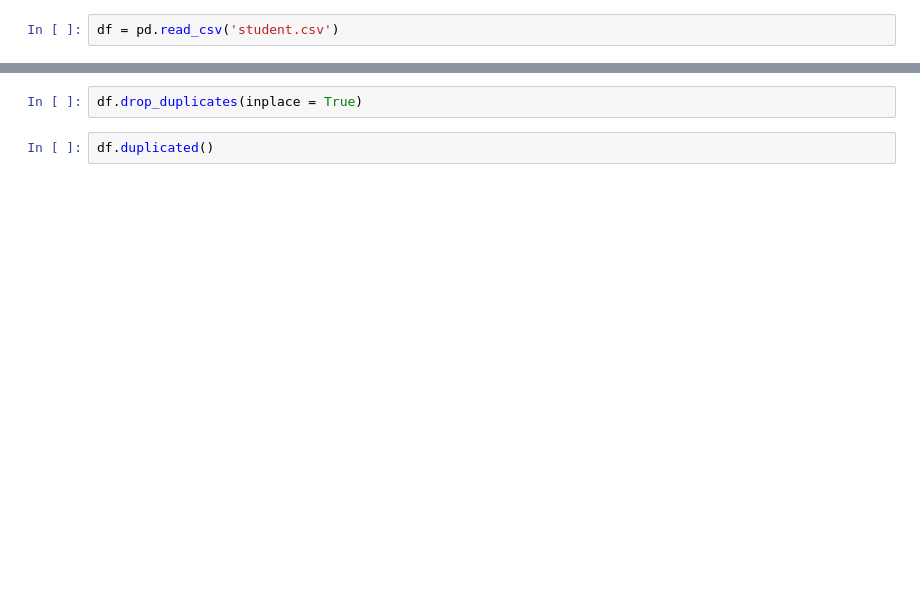
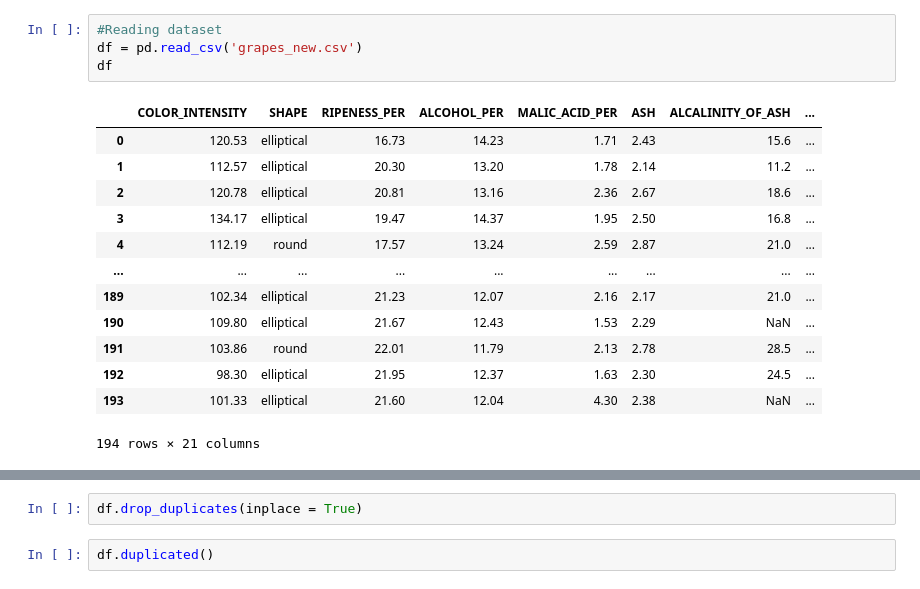
Before and after one commit to CappyCap17/dataSciExp, a Jupyter notebook: DS_Exp2.ipynb, the cells around one changed output, grey strips where cells are left out. Saved outputs shown, nothing was run; the diff lists cells and outputs as text; blank space fills up the shorter version.

```diff
--- a/DS_Exp2.ipynb
+++ b/DS_Exp2.ipynb
@@ -6,3 +12,19 @@ import matplotlib.pyplot as plt
-# %%
-df = pd.read_csv('student.csv')
+# %%
+#Reading dataset
+df = pd.read_csv('grapes_new.csv')
+df
+# %% [output]
+|  | COLOR_INTENSITY | SHAPE | RIPENESS_PER | ALCOHOL_PER | MALIC_ACID_PER | ASH | ALCALINITY_OF_ASH | ... |
+| 0 | 120.53 | elliptical | 16.73 | 14.23 | 1.71 | 2.43 | 15.6 | ... |
+| 1 | 112.57 | elliptical | 20.30 | 13.20 | 1.78 | 2.14 | 11.2 | ... |
+| 2 | 120.78 | elliptical | 20.81 | 13.16 | 2.36 | 2.67 | 18.6 | ... |
+| 3 | 134.17 | elliptical | 19.47 | 14.37 | 1.95 | 2.50 | 16.8 | ... |
+| 4 | 112.19 | round | 17.57 | 13.24 | 2.59 | 2.87 | 21.0 | ... |
+| ... | ... | ... | ... | ... | ... | ... | ... | ... |
+| 189 | 102.34 | elliptical | 21.23 | 12.07 | 2.16 | 2.17 | 21.0 | ... |
+| 190 | 109.80 | elliptical | 21.67 | 12.43 | 1.53 | 2.29 | NaN | ... |
+| 191 | 103.86 | round | 22.01 | 11.79 | 2.13 | 2.78 | 28.5 | ... |
+| 192 | 98.30 | elliptical | 21.95 | 12.37 | 1.63 | 2.30 | 24.5 | ... |
+| 193 | 101.33 | elliptical | 21.60 | 12.04 | 4.30 | 2.38 | NaN | ... |
+194 rows × 21 columns
 # %%
```
Also changed, not shown: parts of 42 cells of this notebook.
